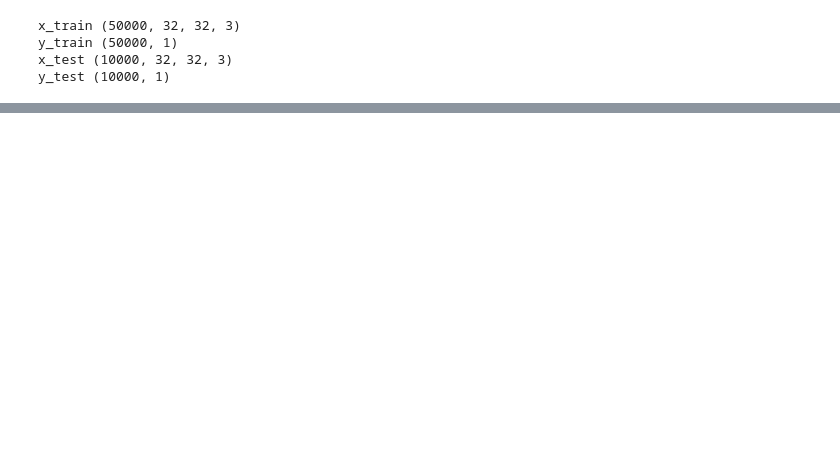
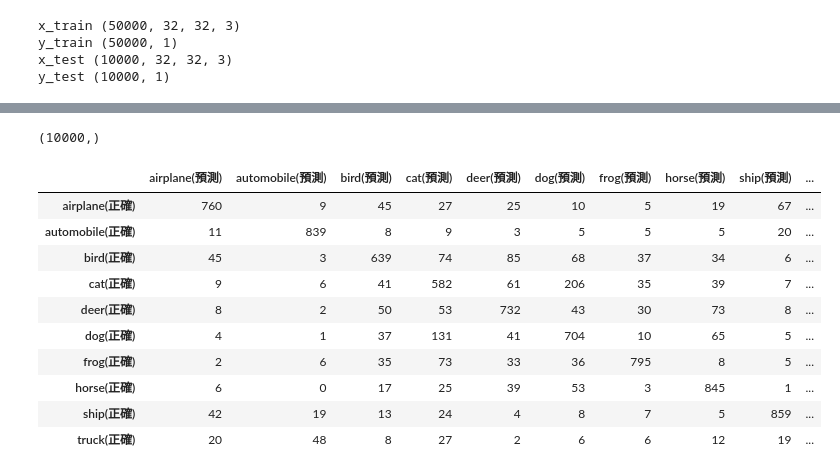
Before and after one commit to emmayeh-0211/2021AI_dl, a Jupyter notebook: cifar10.ipynb, the cells around one changed output, grey strips where cells are left out. Cells and saved outputs as stored; diff of their text form; code cells hidden in the pictures; blank space fills up the shorter version.

```diff
--- a/cifar10.ipynb
+++ b/cifar10.ipynb
@@ -47,0 +88,7 @@ truck
+# %%
+# 將模型最後進行compile，透過稀疏矩陣，減少消耗的ram
+from tensorflow.keras.losses import SparseCategoricalCrossentropy
+from tensorflow.keras.optimizers import Adam
+model.compile(loss=SparseCategoricalCrossentropy(),
+              optimizer=Adam(),
+              metrics=["accuracy"])
@@ -47,0 +99,20 @@ truck
+# %%
+from tensorflow.keras.callbacks import EarlyStopping, ModelCheckpoint
+# validation_split: 切出一些驗證資料來做驗證(0.1: 54000筆資料訓練)
+# epochs: 看幾輪(10輪: 54000 * 10)
+# batch_size: 看了多少筆再做一次梯度調整(看圖片大小, 圖片小(20*20):200, 圖片大(200*200):20)
+# 200batch, 10epoch: 54000 * 10 / 200 -> 2700(梯度調整)
+# verbose: 0(無聲) 1(最詳細) 2(沒有進度條)
+callbacks = [
+    EarlyStopping(patience=5, restore_best_weights=True),
+    ModelCheckpoint("cnn.h5", save_best_only=True)
+]
+# h5: https://www.hdfgroup.org/downloads/hdfview/
+# 將資料丟進去模型進行訓練
+model.fit(x_train_norm,
+          y_train,
+          validation_split=0.1,
+          epochs=100,
+          batch_size=200,
+          verbose=2,
+          callbacks=callbacks)
@@ -47,0 +144,33 @@ truck
+# %%
+print(y_test.shape)
+print(pre.shape)
+# -1: 叫他幫你算 10000 * 1 = -1(?)
+y_test_r = y_test.reshape(-1)
+print(y_test_r.shape)
+# %% [output]
+(10000,)
+# %%
+import pandas as pd
+from sklearn.metrics import confusion_matrix
+# predict_proba => predict
+# predict => predice_classes
+# 只要在tensorflow：就帶ont-hot encoding過後的值
+# 不在：帶原本的y_test
+model.predict(x_test_norm) # 預測的機率
+pre = model.predict_classes(x_test_norm) # 選出機率最高的
+mat = confusion_matrix(y_test, pre)
+pd.DataFrame(mat,
+             columns=["{}(預測)".format(names[i]) for i in range(10)],
+             index=["{}(正確)".format(names[i]) for i in range(10)])
+# %% [output]
+|  | airplane(預測) | automobile(預測) | bird(預測) | cat(預測) | deer(預測) | dog(預測) | frog(預測) | horse(預測) | ship(預測) | ... |
+| airplane(正確) | 760 | 9 | 45 | 27 | 25 | 10 | 5 | 19 | 67 | ... |
+| automobile(正確) | 11 | 839 | 8 | 9 | 3 | 5 | 5 | 5 | 20 | ... |
+| bird(正確) | 45 | 3 | 639 | 74 | 85 | 68 | 37 | 34 | 6 | ... |
+| cat(正確) | 9 | 6 | 41 | 582 | 61 | 206 | 35 | 39 | 7 | ... |
+| deer(正確) | 8 | 2 | 50 | 53 | 732 | 43 | 30 | 73 | 8 | ... |
+| dog(正確) | 4 | 1 | 37 | 131 | 41 | 704 | 10 | 65 | 5 | ... |
+| frog(正確) | 2 | 6 | 35 | 73 | 33 | 36 | 795 | 8 | 5 | ... |
+| horse(正確) | 6 | 0 | 17 | 25 | 39 | 53 | 3 | 845 | 1 | ... |
+| ship(正確) | 42 | 19 | 13 | 24 | 4 | 8 | 7 | 5 | 859 | ... |
+| truck(正確) | 20 | 48 | 8 | 27 | 2 | 6 | 6 | 12 | 19 | ... |
```
Also changed, not shown: parts of 7 cells of this notebook.
